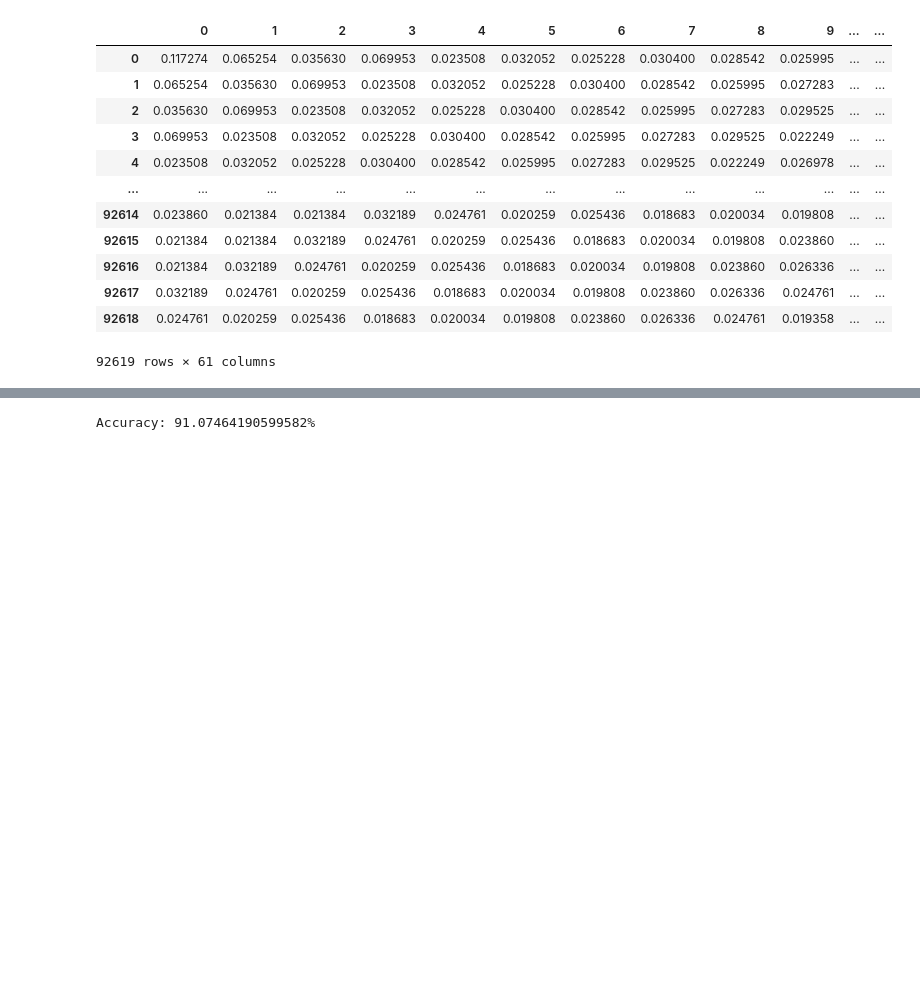
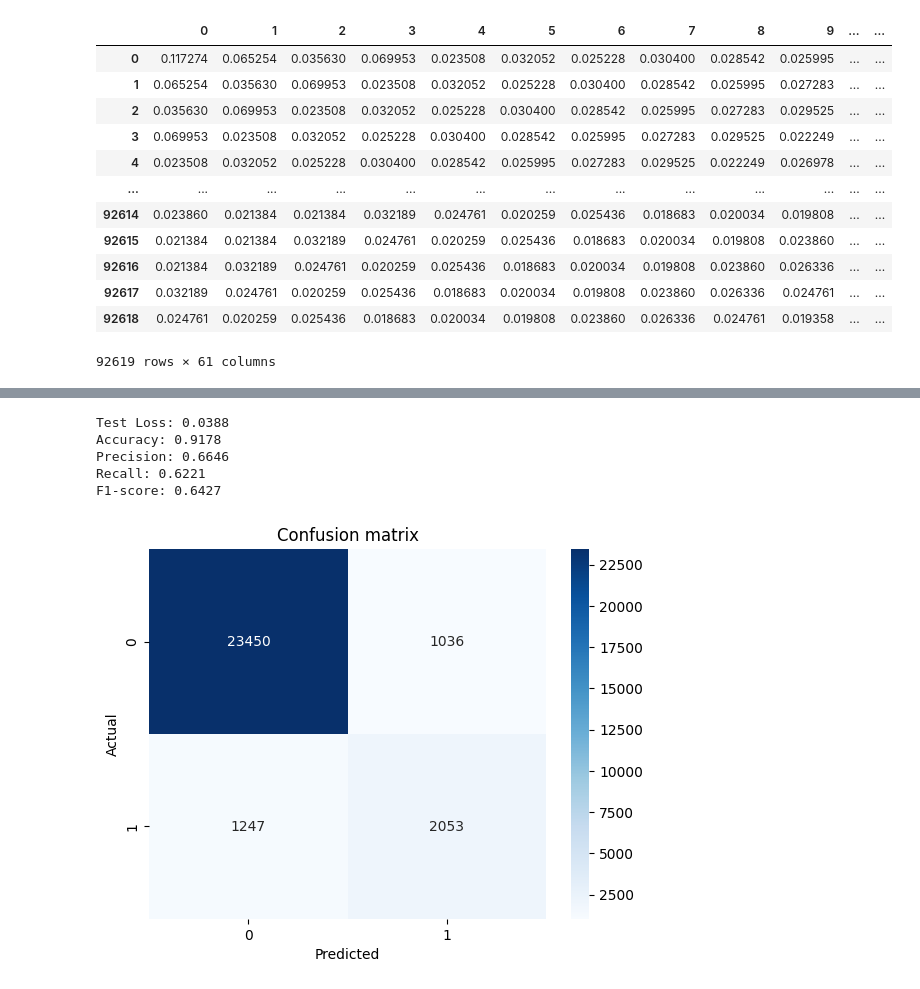
Before and after one commit to brian-x-zhang/CS7643-Anamoly, a Jupyter notebook: anomaly_detection.ipynb, the cells around one changed output, grey strips where cells are left out. Drawn from its saved outputs; the diff is of its cells as text; code cells hidden in the pictures; blank space fills up the shorter version.

```diff
--- a/anomaly_detection.ipynb
+++ b/anomaly_detection.ipynb
@@ -281,17 +404,49 @@ plt.show()
-# %%
-# Evaluation
-model.eval()
-with torch.no_grad():
-    correct = 0
-    total = 0
-    for inputs, targets in test_loader:
-        inputs, targets = inputs.to(device), targets.to(device)
-        outputs = model(inputs)
-        predicted = torch.argmax(outputs, 1)
-        total += targets.size(0)
-        correct += (predicted == torch.argmax(targets, 1)).sum().item()
-
-accuracy = correct / total
-print(f'Accuracy: {accuracy * 100}%')
-# %% [output]
-Accuracy: 91.07464190599582%
+# %%
+model.eval()
+
+true_labels = []
+predicted_labels = []
+test_loss = 0.0
+total_samples = 0
+
+with torch.no_grad():
+    for inputs, targets in test_loader:
+      inputs = inputs.to(device)
+      outputs = model(inputs)
+      _, predicted = torch.max(outputs, 1)
+      true_labels.extend(targets.cpu().numpy())
+      predicted_labels.extend(predicted.cpu().numpy())
+      test_loss += loss.item() * inputs.size(0)
+      total_samples += inputs.size(0)
+
+
+accuracy = accuracy_score(true_labels, predicted_labels)
+precision = precision_score(true_labels, predicted_labels)
+recall = recall_score(true_labels, predicted_labels)
+f1 = f1_score(true_labels, predicted_labels)
+
+average_test_loss = test_loss / total_samples
+
+print(f'Test Loss: {average_test_loss:.4f}')
+
+
+print(f'Accuracy: {accuracy:.4f}')
+print(f'Precision: {precision:.4f}')
+print(f'Recall: {recall:.4f}')
+print(f'F1-score: {f1:.4f}')
+# %% [output]
+Test Loss: 0.0388
+Accuracy: 0.9178
+Precision: 0.6646
+Recall: 0.6221
+F1-score: 0.6427
+# %%
+cm = confusion_matrix(true_labels, predicted_labels)
+
+sns.heatmap(cm, annot=True, fmt='g', cmap='Blues')
+plt.xlabel('Predicted')
+plt.ylabel('Actual')
+plt.title('Confusion matrix')
+plt.show()
+# %% [output]
+[figure, added]
```
Also changed, not shown: parts of 21 cells of this notebook.
